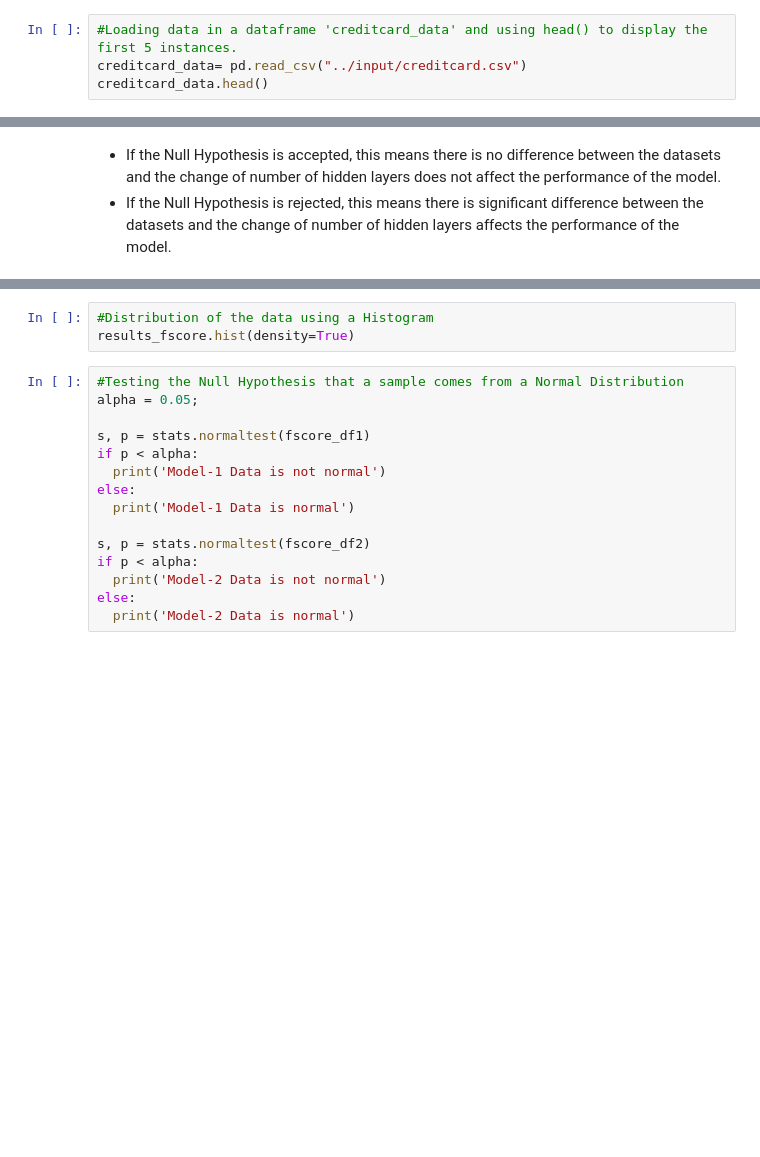
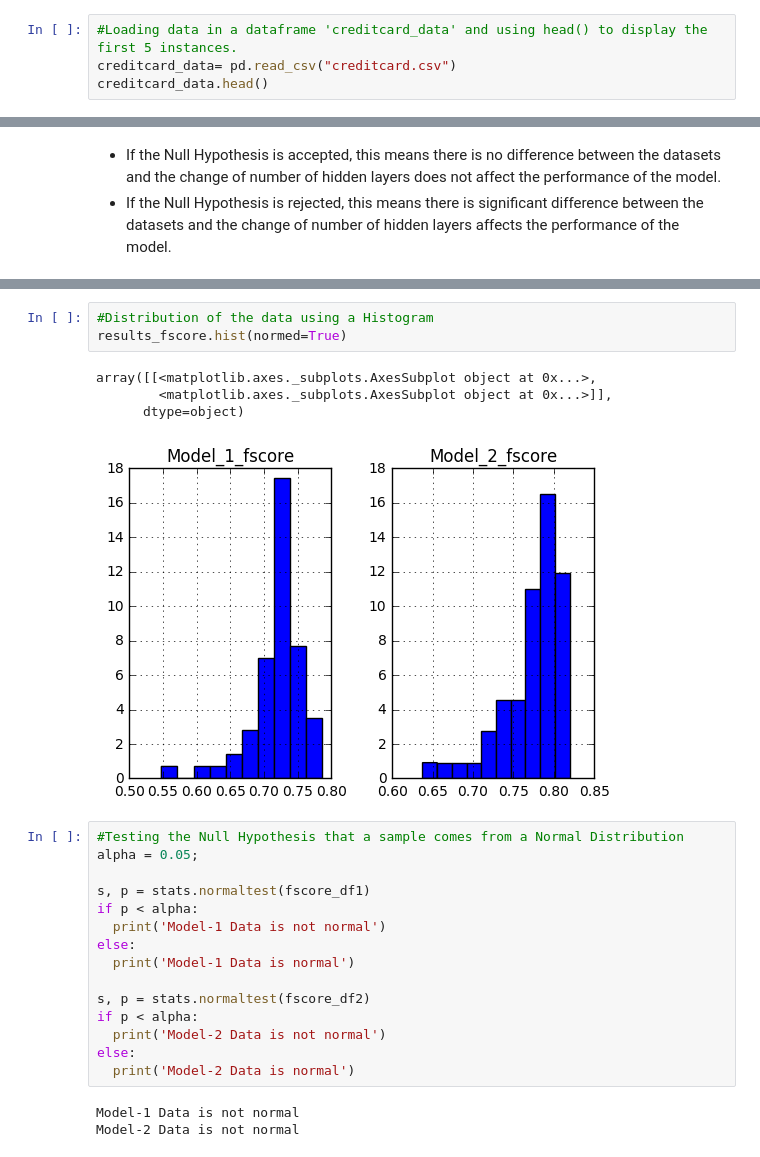
Before and after one commit to SimarjotKaur/Credit-Card-Fraud-Detection, a Jupyter notebook: credit-card-fraud-detection-using-neural-networks.ipynb, the cells around one changed output, grey strips where cells are left out. Cells and saved outputs as stored; diff of their text form; blank space fills up the shorter version.

```diff
--- a/credit-card-fraud-detection-using-neural-networks.ipynb
+++ b/credit-card-fraud-detection-using-neural-networks.ipynb
@@ -49,5 +45,5 @@ ImportError: No module named 'sklearn.model_selection'
 #DATASET ANALYSIS AND PREPROCESSING
 # %%
 #Loading data in a dataframe 'creditcard_data' and using head() to display the first 5 instances.
-creditcard_data= pd.read_csv("../input/creditcard.csv")
+creditcard_data= pd.read_csv("creditcard.csv")
 creditcard_data.head()
@@ -723,6 +1120,11 @@ results_fscore.boxplot()
 # %%
 #Distribution of the data using a Histogram
-results_fscore.hist(density=True)
+results_fscore.hist(normed=True)
+# %% [output]
+array([[<matplotlib.axes._subplots.AxesSubplot object at 0x...>,
+        <matplotlib.axes._subplots.AxesSubplot object at 0x...>]],
+      dtype=object)
+[figure, added]
 # %%
 #Testing the Null Hypothesis that a sample comes from a Normal Distribution
 alpha = 0.05;
@@ -738,6 +1140,9 @@ if p < alpha:
   print('Model-2 Data is not normal')
 else:
   print('Model-2 Data is normal')
+# %% [output]
+Model-1 Data is not normal
+Model-2 Data is not normal
 # %%
 #Wilcoxon Signed-Rank Test
 #It tests the null hypothesis that two related paired samples come from the same distribution.
```
Also changed, not shown: parts of 60 cells of this notebook.
